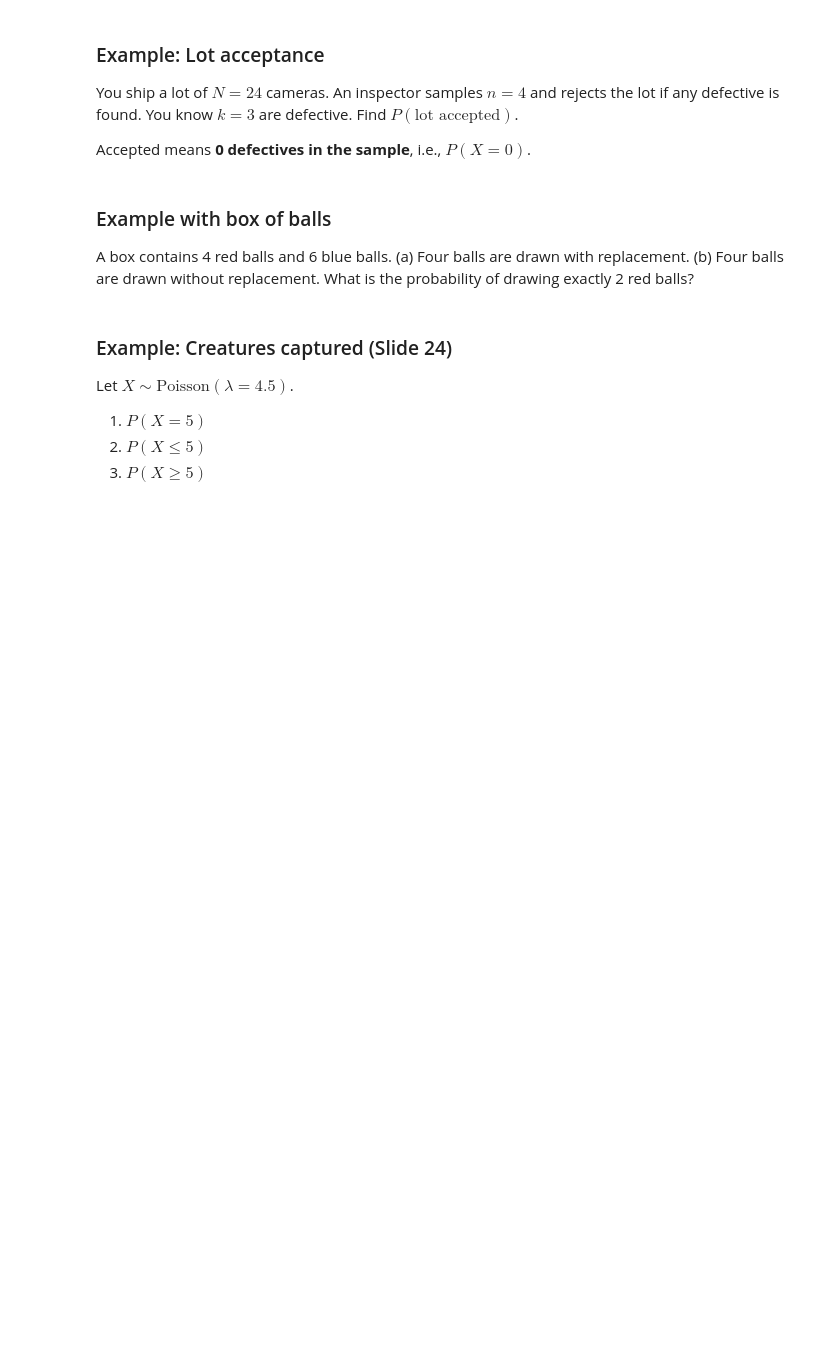
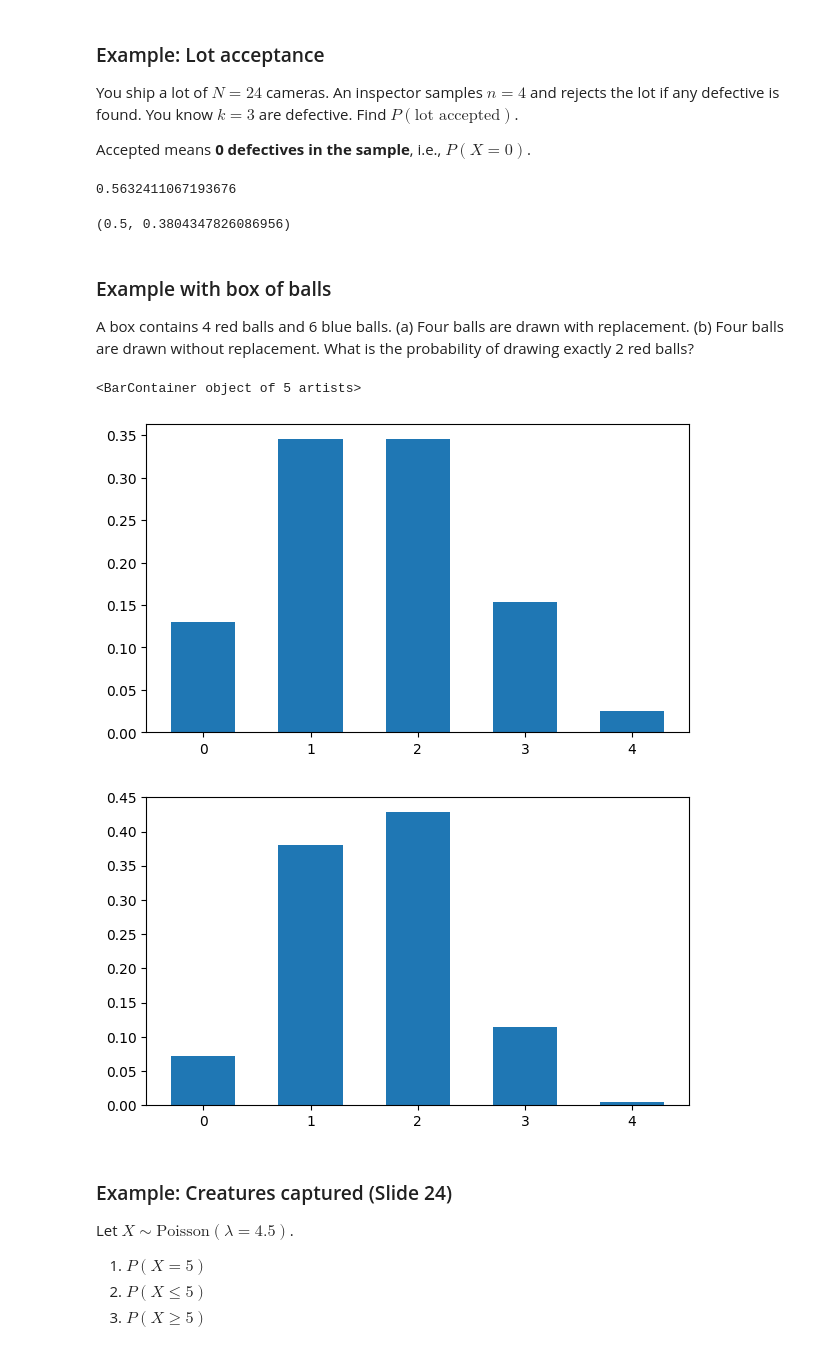
Before and after one commit to pleu/26s-engr0021, a Jupyter notebook: 2-class/Ch05.ipynb, the cells around one changed output. Cells and saved outputs as stored; diff of their text form; code cells hidden in the pictures; blank space fills up the shorter version.

```diff
--- a/2-class/Ch05.ipynb
+++ b/2-class/Ch05.ipynb
@@ -40,6 +98,17 @@ N=24
 n=4
 k=3
 x=0
+
+p_accept = (math.comb(k, x) * math.comb(N-k, n-x)) / math.comb(N, n)
+print(p_accept)
+# %% [output]
+0.5632411067193676
+# %%
+mu = n*(k/N)
+var = ((N-n)/(N-1)) * n*(k/N)*(1 - (k/N))
+mu, var
+# %% [output]
+(0.5, 0.3804347826086956)
 # %% [markdown]
 ### Example with box of balls
 A box contains 4 red balls and 6 blue balls.
@@ -47,13 +116,41 @@ A box contains 4 red balls and 6 blue balls.
 (b) Four balls are drawn without replacement.
 What is the probability of drawing exactly 2 red balls?
 # %%
-from scipy.stats import binom
+import numpy as np
+import matplotlib.pyplot as plt
+import math
 
 red = 4
 blue = 6
 total = red + blue
 n = 4
-n_success = 2
+
+p_red = red / total
+
+k = np.arange(0, n + 1)
+
+P_binomial = [
+    math.comb(n, i) * (p_red**i) * ((1 - p_red)**(n - i))
+    for i in k
+]
+
+P_hypergeom = [
+    (math.comb(red, i) * math.comb(blue, n - i)) / math.comb(total, n)
+    for i in k
+]
+
+# Plot
+plt.figure(figsize=(7, 4))
+
+plt.bar(k, P_binomial, width=0.6)
+
+plt.figure(figsize=(7, 4))
+
+plt.bar(k, P_hypergeom, width=0.6)
+# %% [output]
+<BarContainer object of 5 artists>
+[figure, added]
+[figure, added]
 # %% [markdown]
 ### Example: Creatures captured (Slide 24)
 Let $X\sim\mathrm{Poisson}(\lambda=4.5)$.
```
Also changed, not shown: parts of 7 cells of this notebook, 2 other files.
